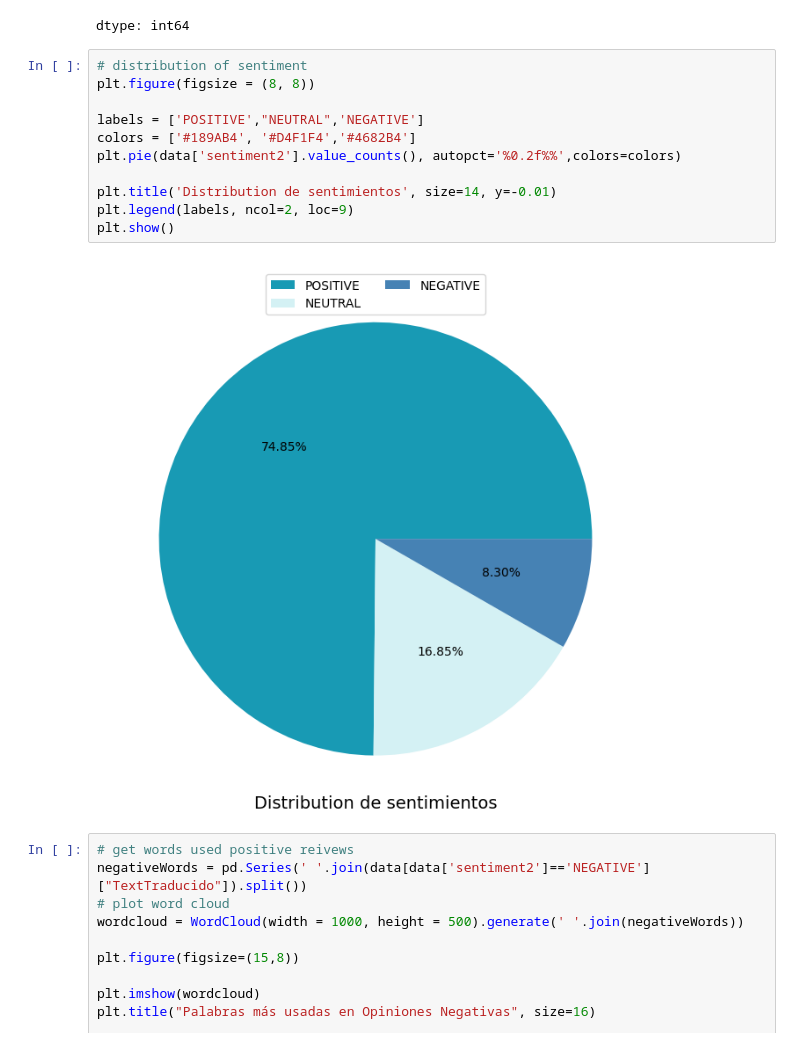
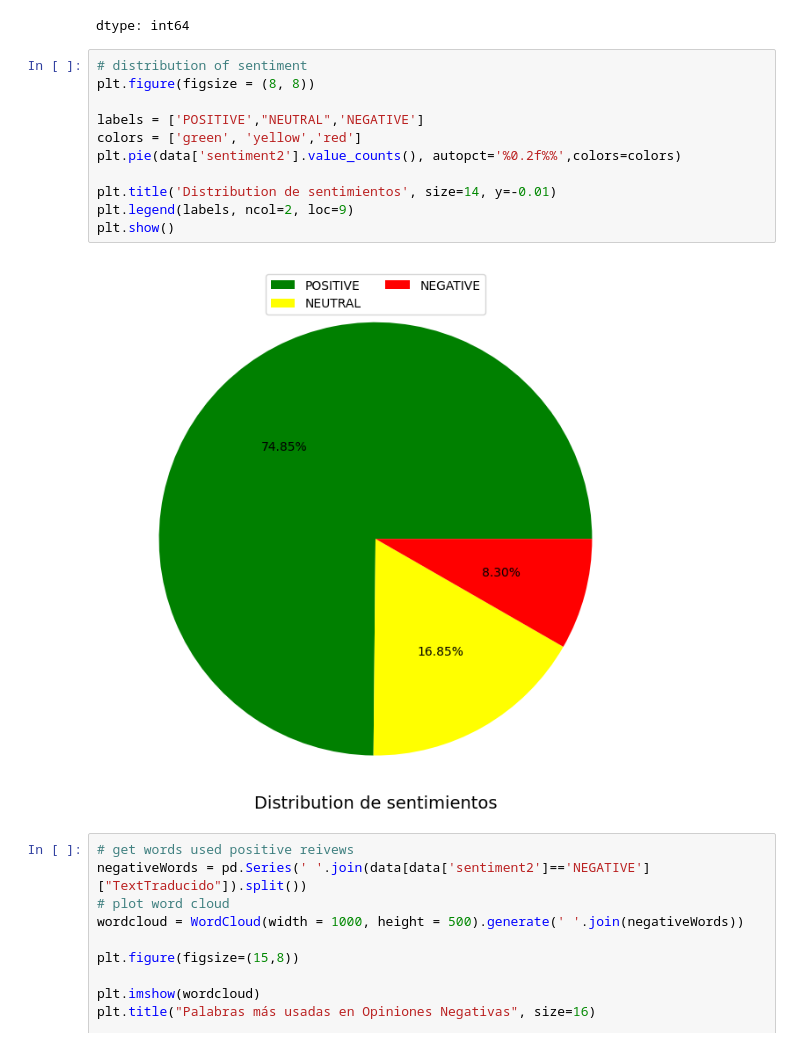
Before and after one commit to crodriguezbay/MLforMkting, a Jupyter notebook: l07_sentiment_analisis_clase_SentimentAnalysis.ipynb, the cells around one changed output. Drawn from its saved outputs; the diff is of its cells as text.

```diff
--- a/l07_sentiment_analisis_clase_SentimentAnalysis.ipynb
+++ b/l07_sentiment_analisis_clase_SentimentAnalysis.ipynb
@@ -813,16 +813,16 @@ dtype: int64
 # %%
 # distribution of sentiment
 plt.figure(figsize = (8, 8))
 
 labels = ['POSITIVE',"NEUTRAL",'NEGATIVE']
-colors = ['#189AB4', '#D4F1F4','#4682B4']
+colors = ['green', 'yellow','red']
 plt.pie(data['sentiment2'].value_counts(), autopct='%0.2f%%',colors=colors)
 
 plt.title('Distribution de sentimientos', size=14, y=-0.01)
 plt.legend(labels, ncol=2, loc=9)
 plt.show()
 # %% [output]
-[figure, old version]
+[figure, new version]
 # %%
 # get words used positive reivews
 negativeWords = pd.Series(' '.join(data[data['sentiment2']=='NEGATIVE']["TextTraducido"]).split())
```
